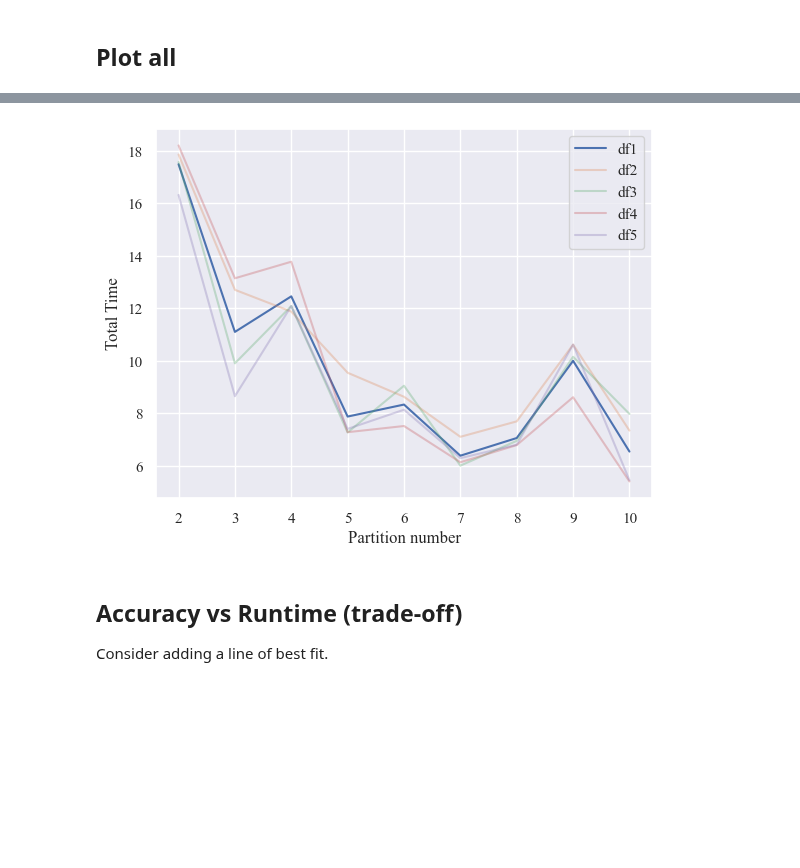
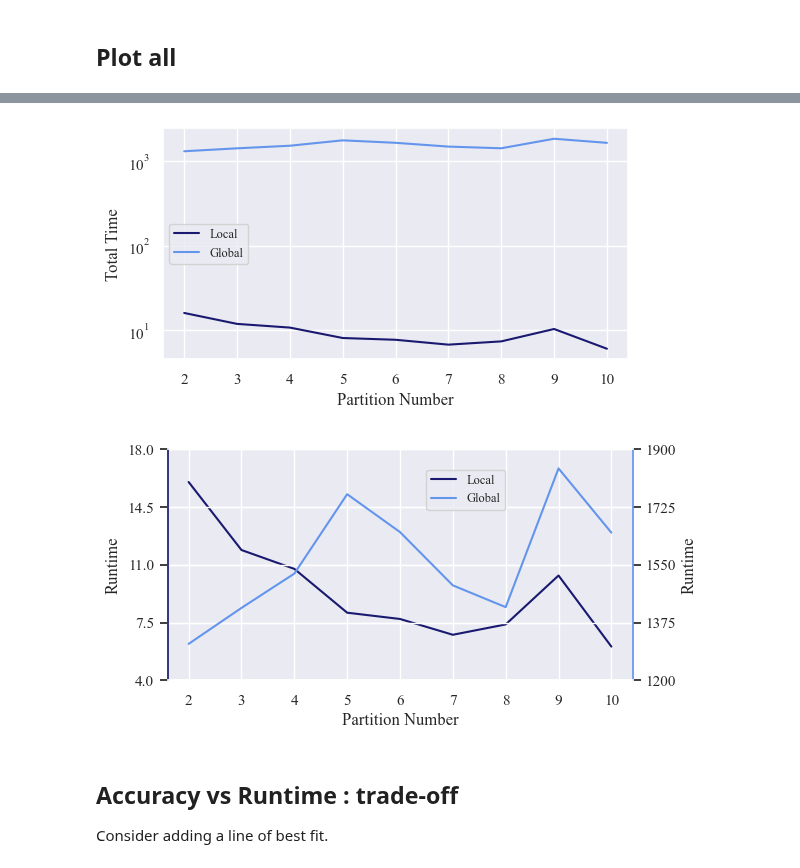
Before and after one commit to KRudd-E/BigData, a Jupyter notebook: code/src/logs/reports_analysis.ipynb, the cells around one changed output, grey strips where cells are left out. Saved outputs shown, nothing was run; the diff lists cells and outputs as text; code cells hidden in the pictures; blank space fills up the shorter version.

```diff
--- a/code/src/logs/reports_analysis.ipynb
+++ b/code/src/logs/reports_analysis.ipynb
@@ -33,6 +33,7 @@ def load_combined_report_dataframe(json_filename="report.json"):
             # Merge all relevant sections
             row_data.update(report.get("performance", {}))
             row_data.update(report.get("timing", {}))
+            #row_data.update(report.get("memory", {}))
             row_data.update(report.get("complexity", {}))
 
             row_data["iteration"] = int(key)  # add the loop index for row label
@@ -40,11 +41,21 @@ def load_combined_report_dataframe(json_filename="report.json"):
         except Exception as e:
             print(f"Error processing report {key}: {e}")
 
+
     df = pd.DataFrame(records).set_index("iteration").sort_index()
+    df = df.drop(columns=['model_type']) #Cannot be averaged as it is a string
     return df
 
-df1 = load_combined_report_dataframe('report1.json')
-df2 = load_combined_report_dataframe("report2.json")
-df3 = load_combined_report_dataframe("report3.json")
-df4 = load_combined_report_dataframe("report4.json")
+global_df1 = load_combined_report_dataframe('global.json')
+#global_df2 = load_combined_report_dataframe('global2.json')
+local_df1 = load_combined_report_dataframe('local1.json')
+local_df2 = load_combined_report_dataframe('local2.json')
+local_df3 = load_combined_report_dataframe('local3.json')
+local_df4 = load_combined_report_dataframe('local4.json')
+
+local_avg = pd.concat([local_df1, local_df2, local_df3, local_df4]).groupby(level=0).mean()
+global_avg = pd.concat([global_df1]).groupby(level=0).mean()
+
+df_list = [local_avg, global_avg]
+df_names = ['local', 'global']
 # %%
@@ -108,20 +107,48 @@ plt.savefig(f'accuracyVSpartition.png', dpi=1200, bbox_inches='tight')
 # %%
-fig, ax = plt.subplots(ncols=1, nrows=1)
+fig, ax = plt.subplots(ncols=1, nrows=1, figsize=(6, 3))
 
-for j, df in enumerate(df_list):
-    if j == 0:
-        ax.plot(df['Total_Time'], alpha=1)
-    else:
-        ax.plot(df['Total_Time'], alpha=0.3)
+
+ax.plot(local_avg['Total_Time'], color='midnightblue')
+ax.plot(global_avg['Total_Time'], color='cornflowerblue')
+
 ax.set_ylabel(f"Total Time")
-ax.set_xlabel(f"Partition number")
-ax.legend([f"df{j+1}" for j in range(len(df_list))])
+ax.set_xlabel(f"Partition Number")
+ax.legend(['Local', 'Global'], loc='center left', fontsize=9)
+ax.set_yscale('log')
 
 plt.savefig(f'runtimeVSpartition.png', dpi=1200, bbox_inches='tight')
 # %% [output]
-[figure, old version]
+[figure, new version]
+# %%
+fig, ax1 = plt.subplots(ncols=1, nrows=1, figsize=(6, 3))
+
+ax2 = ax1.twinx()
+n_breaks = 5
+
+ax1.plot(local_avg['Total_Time'], color='midnightblue')
+ax1.set_ylim(4,18)
+ax1.set_yticks(np.linspace(4, 18, n_breaks))
+ax1.set_ylabel("Runtime")
+#ax1.tick_params(axis='y', labelcolor='midnightblue')
+
+ax2.plot(global_avg['Total_Time'], color='cornflowerblue')
+ax2.set_ylim(1200, 1900)
+ax2.set_ylabel("Runtime")
+ax2.set_yticks(np.linspace(1200, 1900, n_breaks))
+#ax2.tick_params(axis='y', labelcolor='cornflowerblue')
+
+ax2.spines['left'].set_color('midnightblue')
+ax2.spines['right'].set_color('cornflowerblue')
+
+ax1.set_xlabel("Partition Number")
+
+fig.legend(['Local', 'Global'], loc=[0.54, 0.75], fontsize=9)
+
+plt.savefig(f'runtimeVSpartition-twinAx.png', dpi=1200, bbox_inches='tight')
+# %% [output]
+[figure, added]
 # %% [markdown]
-## Accuracy vs Runtime (trade-off)
+## Accuracy vs Runtime : trade-off
 
 Consider adding a line of best fit.
 # %%
```
Also changed, not shown: parts of 9 cells of this notebook, 22 other files.
